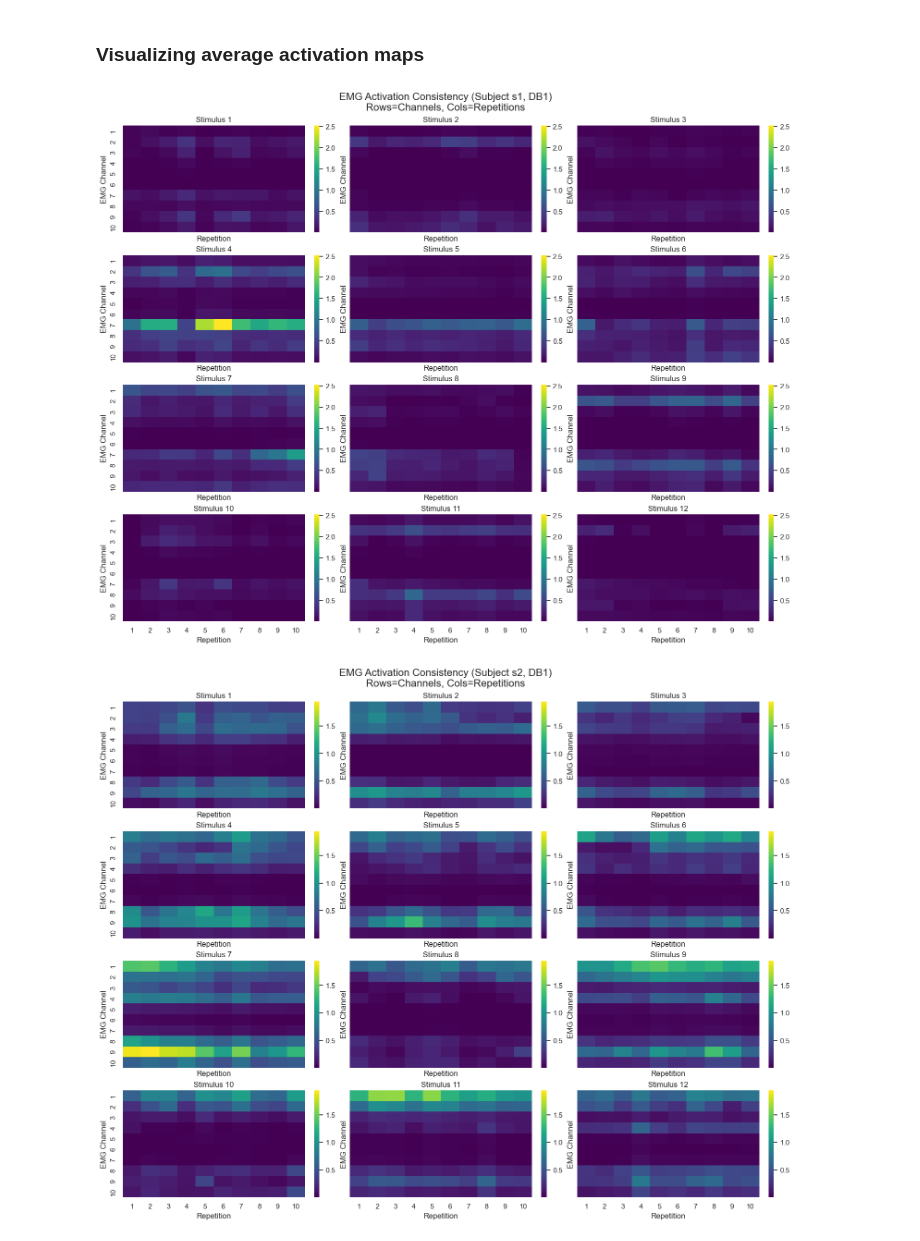
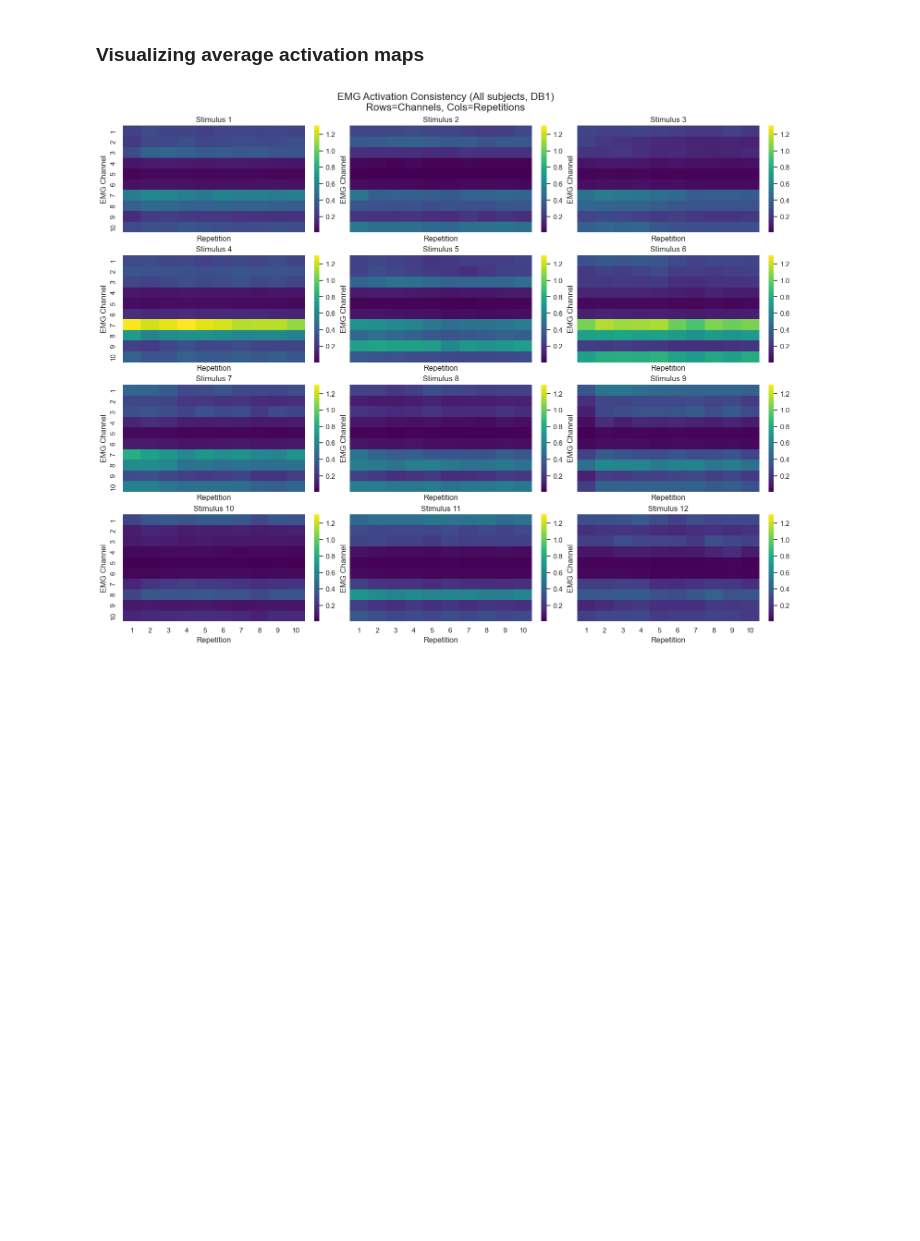
Before and after one commit to spbui00/NX-421-project, a Jupyter notebook: project_2_Viktor.ipynb, the cells around one changed output. Cells and saved outputs as stored; diff of their text form; code cells hidden in the pictures; blank space fills up the shorter version.

Commit message:
add average plots

```diff
--- a/project_2_Viktor.ipynb
+++ b/project_2_Viktor.ipynb
@@ -428,54 +444,58 @@ Saved: /Users/baltin/Downloads/subjects/output/emg/s27/s27_ex1_cleaned.npz
 # %% [markdown]
 ### Visualizing average activation maps
 # %%
-for jj in range (1,7):
-    s_num_lowercase = 's' + str(jj)
+dataset = []
+for subject in range(1,28):
+    s_num_lowercase = 's' + str(subject)
 
     input_path = Path(EMG_OUTPUT_DIR) / s_num_lowercase / (s_num_lowercase + '_ex1_cleaned.npz')
 
     data = np.load(input_path)
     emg = data['emg']
     stimulus = data['restimulus']
     repetition = data['rerepetition']
     fs = float(data['fs'])
 
     unique_movs = np.unique(stimulus)
     unique_reps = np.unique(repetition)
 
     n_channels = emg.shape[1]
     n_stimuli = len(unique_movs)
     n_repetitions = len(unique_reps)
 
     activation_matrix = np.full((n_channels, n_stimuli, n_repetitions), np.nan)
 
     for mov_idx, mov_label in enumerate(unique_movs):
         for rep_idx, rep_label in enumerate(unique_reps):
             mask = (stimulus == mov_label) & (repetition == rep_label)
             trial_data = emg[mask]
 
             if len(trial_data) > 0:
                 activation_matrix[:, mov_idx, rep_idx] = np.mean(trial_data, axis=0)
 
-    fig, ax = plt.subplots(4, 3, figsize=(15, 12), constrained_layout=True, sharex=True, sharey=True)
-    ax = ax.ravel()
+    dataset.append(activation_matrix)
 
-    vmin = np.nanmin(activation_matrix)
-    vmax = np.nanmax(activation_matrix)
+avg = np.mean(np.stack(dataset, axis=0), axis=0)
 
-    for stimuli_idx in range(n_stimuli):
-        data_for_plot = activation_matrix[:, stimuli_idx, :]
+fig, ax = plt.subplots(4, 3, figsize=(15, 12), constrained_layout=True, sharex=True, sharey=True)
+ax = ax.ravel()
 
-        sns.heatmap(data_for_plot, ax=ax[stimuli_idx],
-                    xticklabels=np.arange(1, 11),
-                    yticklabels=np.arange(1, 11),
-                    cbar=True, cmap="viridis", vmin=vmin, vmax=vmax)
+vmin = np.nanmin(avg)
+vmax = np.nanmax(avg)
 
-        ax[stimuli_idx].set_title(f"Stimulus {unique_movs[stimuli_idx]}")
-        ax[stimuli_idx].set_xlabel("Repetition")
-        ax[stimuli_idx].set_ylabel("EMG Channel")
+for stimuli_idx in range(n_stimuli):
+    data_for_plot = avg[:, stimuli_idx, :]
 
-    plt.suptitle(f"EMG Activation Consistency (Subject " + s_num_lowercase + f", DB1)\nRows=Channels, Cols=Repetitions", fontsize=16)
-    plt.show()
+    sns.heatmap(data_for_plot, ax=ax[stimuli_idx],
+                xticklabels=np.arange(1, 11),
+                yticklabels=np.arange(1, 11),
+                cbar=True, cmap="viridis", vmin=vmin, vmax=vmax)
+
+    ax[stimuli_idx].set_title(f"Stimulus {unique_movs[stimuli_idx]}")
+    ax[stimuli_idx].set_xlabel("Repetition")
+    ax[stimuli_idx].set_ylabel("EMG Channel")
+
+plt.suptitle(f"EMG Activation Consistency (All subjects, DB1)\nRows=Channels, Cols=Repetitions", fontsize=16)
+plt.show()
 # %% [output]
-[figure, old version]
+[figure, new version]
-[figure, removed]
```
Also changed, not shown: parts of 7 cells of this notebook, 1 other file.
